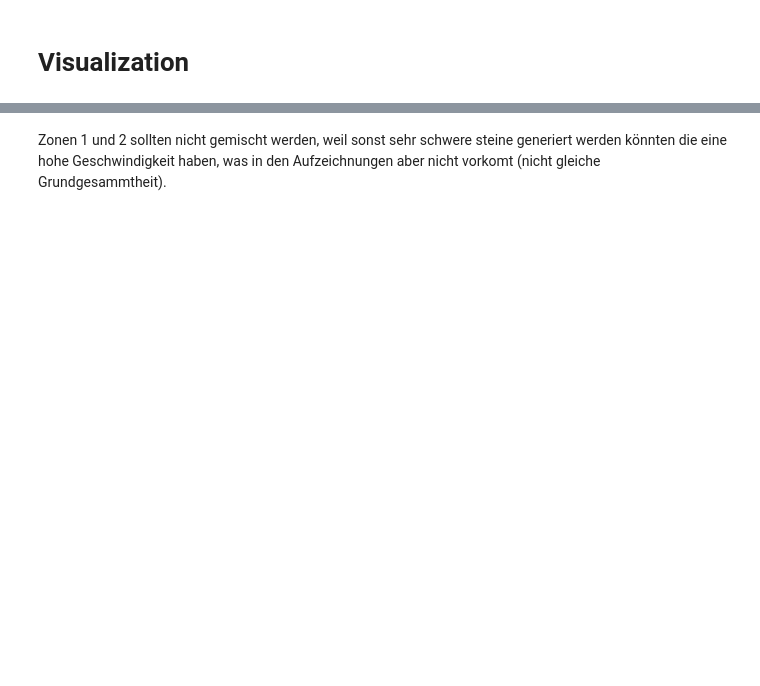
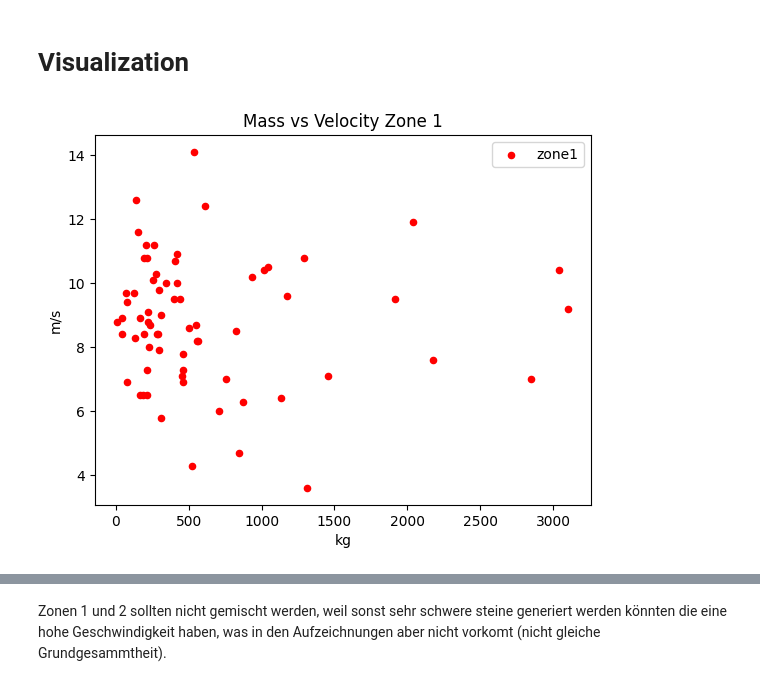
Before and after one commit to staldenhoefler/Steinschlag, a Jupyter notebook: steinschlag.ipynb, the cells around one changed output, grey strips where cells are left out. Drawn from its saved outputs; the diff is of its cells as text; code cells hidden in the pictures; blank space fills up the shorter version.

```diff
--- a/steinschlag.ipynb
+++ b/steinschlag.ipynb
@@ -12,8 +12,11 @@ from datetime import datetime, timedelta
 # %% [markdown]
 # EDA
 # %%
-zone1 = pd.read_csv('data/out_1.csv', usecols=["Datum", "Uhrzeit", "Masse [kg]", "Geschwindigkeit [m/s]"])
-zone2 = pd.read_csv('data/out_2.csv', usecols=["Date", "Uhrzeit", "m [kg]", "v [m/s]"])
+zone1 = pd.read_csv(
+    "data/out_1.csv",
+    usecols=["Datum", "Uhrzeit", "Masse [kg]", "Geschwindigkeit [m/s]"],
+)
+zone2 = pd.read_csv("data/out_2.csv", usecols=["Date", "Uhrzeit", "m [kg]", "v [m/s]"])
 zone1.columns = ["date", "time", "kg", "m/s"]
 zone2.columns = ["date", "time", "kg", "m/s"]
 # %%
@@ -51,6 +113,15 @@ pd.concat([zone1, zone2], axis=1, keys=['zone1', 'zone2']).describe()
 # %% [markdown]
 # Visualization
 # %%
-zone1.plot(x='kg', y='m/s', kind='scatter', c='red', label='zone1', title='Mass vs Velocity Zone 1')
+zone1.plot(
+    x="kg",
+    y="m/s",
+    kind="scatter",
+    c="red",
+    label="zone1",
+    title="Mass vs Velocity Zone 1",
+)
 plt.show()
+# %% [output]
+[figure, added]
 # %%
```
Also changed, not shown: parts of 47 cells of this notebook.
